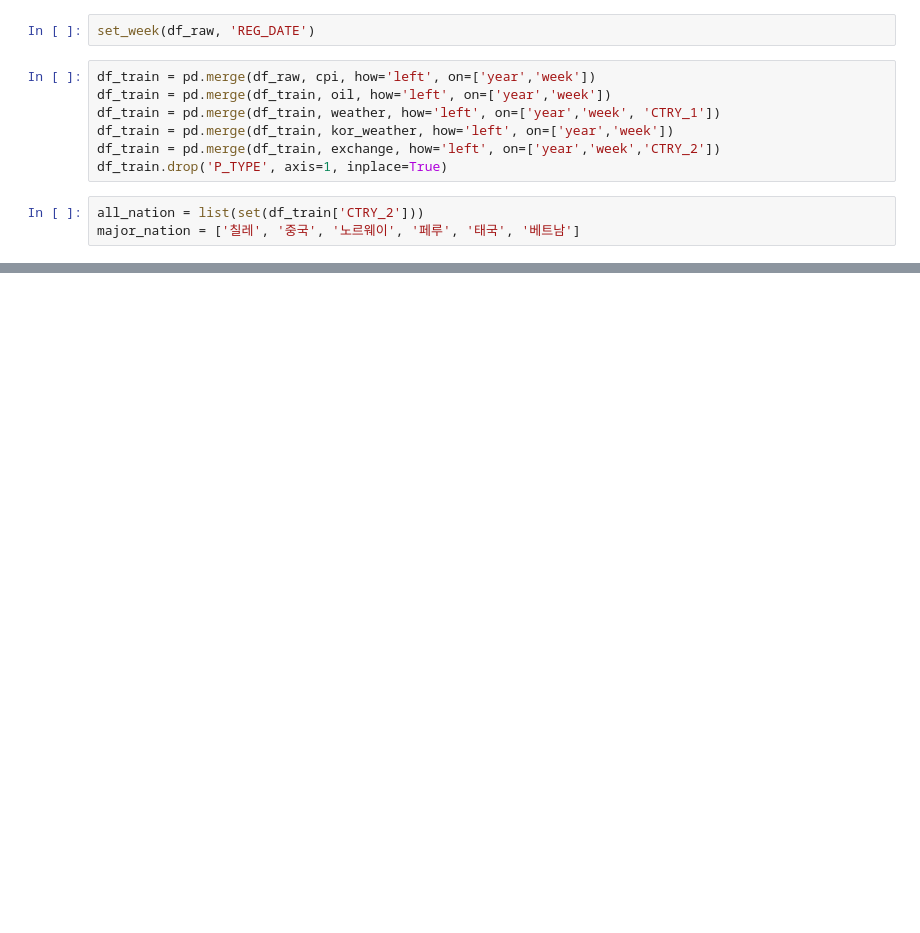
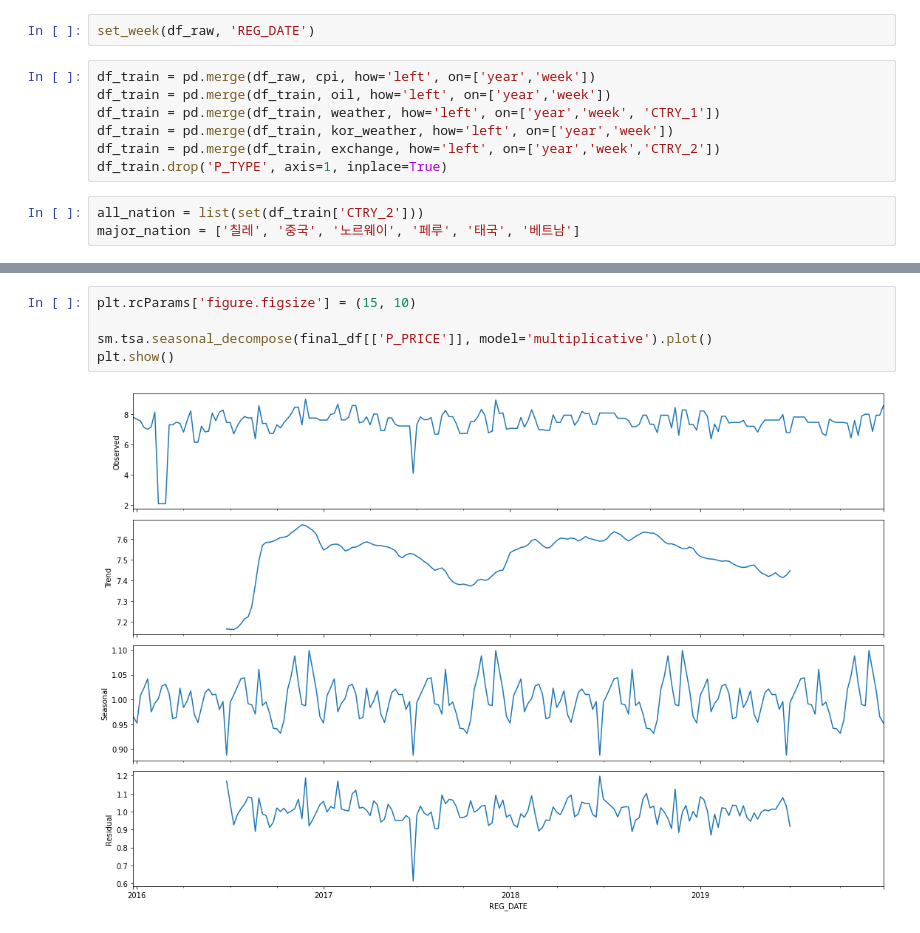
Before and after one commit to Yeony54/Project_Seafood_Import_Price_Prediction, a Jupyter notebook: time_series_.ipynb, the cells around one changed output, grey strips where cells are left out. Saved outputs shown, nothing was run; the diff lists cells and outputs as text; blank space fills up the shorter version.

```diff
--- a/time_series_.ipynb
+++ b/time_series_.ipynb
@@ -243,0 +226,7 @@ REG_DATE
+# %%
+plt.rcParams['figure.figsize'] = (15, 10)
+
+sm.tsa.seasonal_decompose(final_df[['P_PRICE']], model='multiplicative').plot()
+plt.show()
+# %% [output]
+[figure, added]
```
Also changed, not shown: parts of 38 cells of this notebook.
